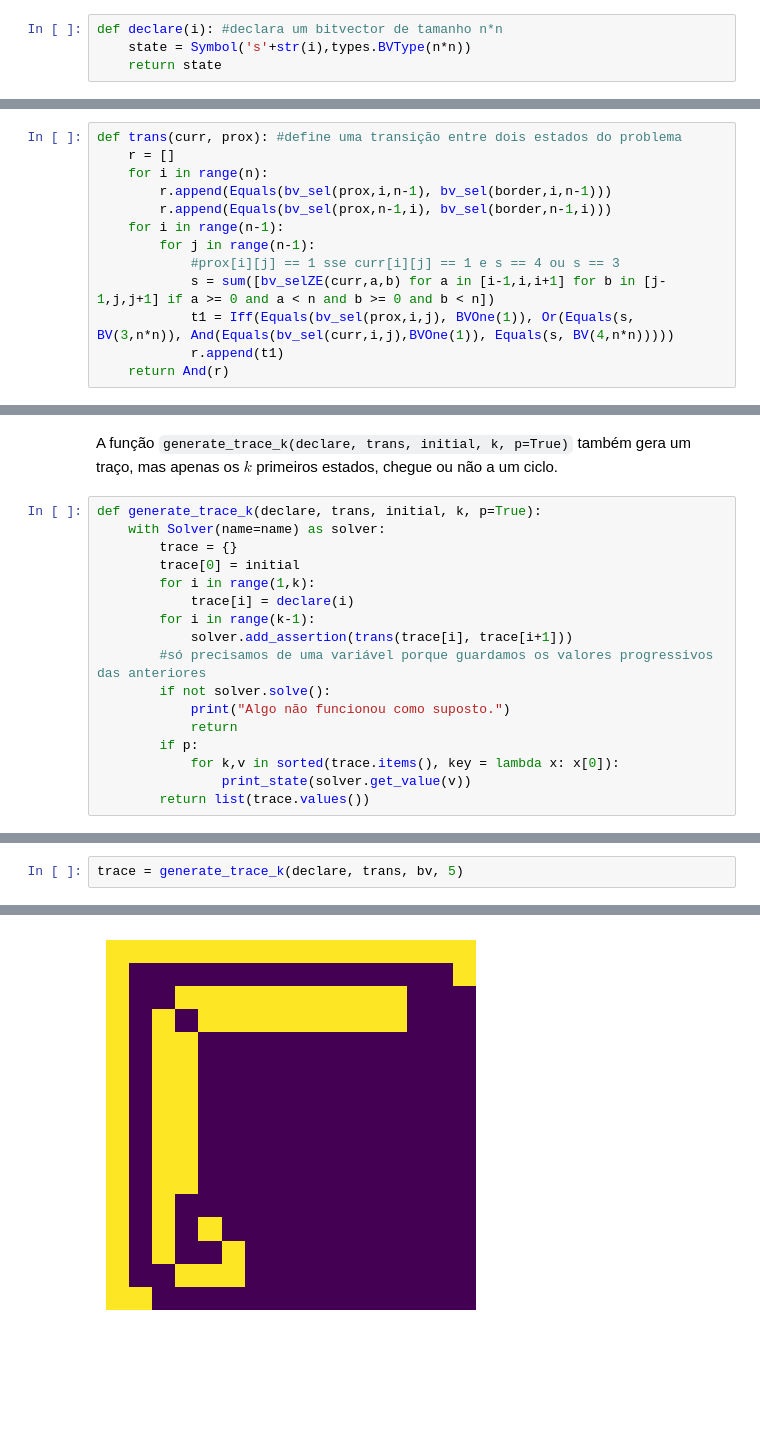
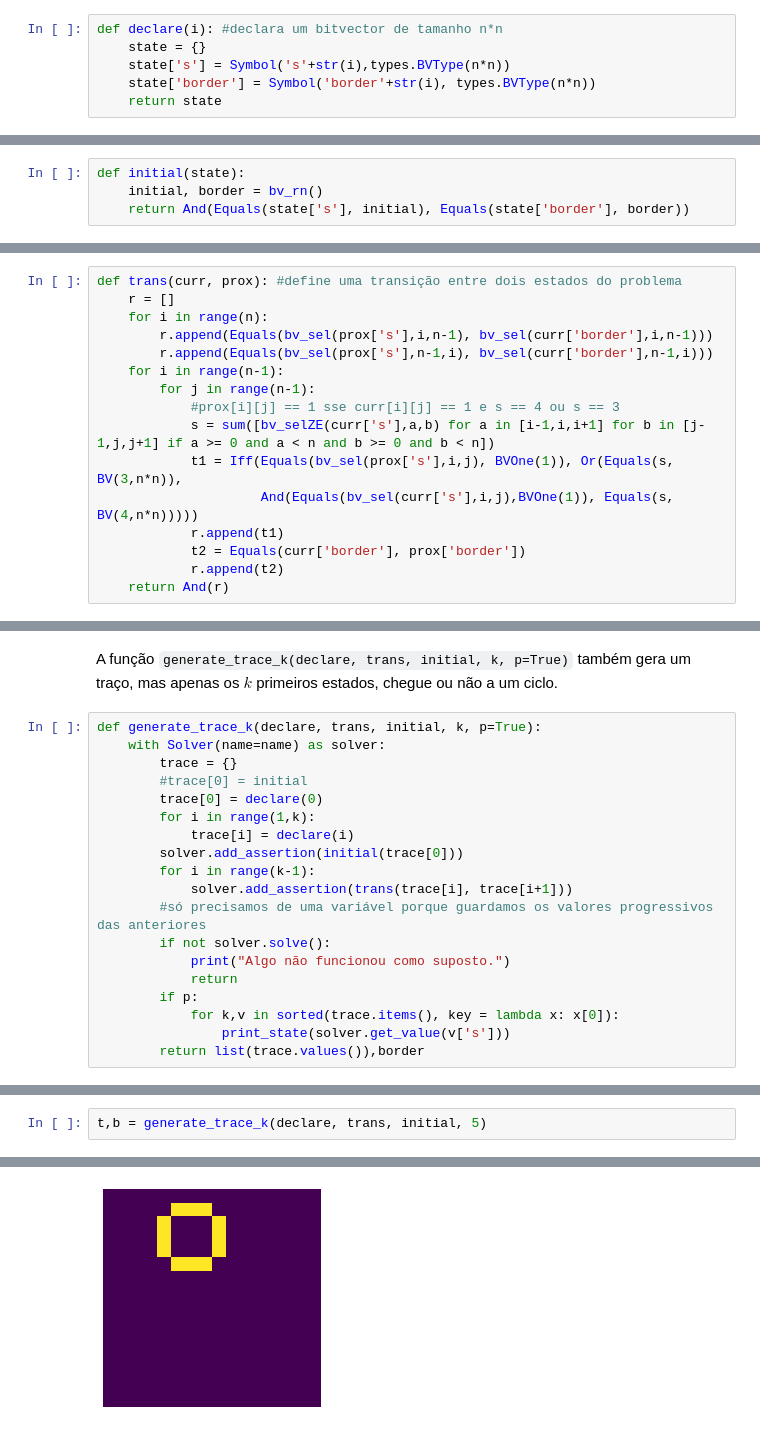
Before and after one commit to Lucenix/lc, a Jupyter notebook: TP2/tp2.2.ipynb, the cells around one changed output, grey strips where cells are left out. Drawn from its saved outputs; the diff is of its cells as text; blank space fills up the shorter version.

```diff
--- a/TP2/tp2.2.ipynb
+++ b/TP2/tp2.2.ipynb
@@ -126,4 +126,6 @@ Para `declare(i)`, basta gerar uma variável do tipo BitVector.
 # %%
 def declare(i): #declara um bitvector de tamanho n*n
-    state = Symbol('s'+str(i),types.BVType(n*n))
+    state = {}
+    state['s'] = Symbol('s'+str(i),types.BVType(n*n))
+    state['border'] = Symbol('border'+str(i), types.BVType(n*n))
     return state
@@ -130,3 +134,7 @@ def declare(i): #declara um bitvector de tamanho n*n
+# %%
+def initial(state):
+    initial, border = bv_rn()
+    return And(Equals(state['s'], initial), Equals(state['border'], border))
 # %% [markdown]
 Para `trans(curr,prox)`, são necessárias duas considerações:
  1. A manutenção das células da borda, de acordo com $border$;
@@ -145,14 +153,17 @@ Nos restantes casos, $x´_{i,j} == 0$, o que representa todos os casos possívei
 def trans(curr, prox): #define uma transição entre dois estados do problema
     r = []
     for i in range(n):
-        r.append(Equals(bv_sel(prox,i,n-1), bv_sel(border,i,n-1)))
-        r.append(Equals(bv_sel(prox,n-1,i), bv_sel(border,n-1,i)))
+        r.append(Equals(bv_sel(prox['s'],i,n-1), bv_sel(curr['border'],i,n-1)))
+        r.append(Equals(bv_sel(prox['s'],n-1,i), bv_sel(curr['border'],n-1,i)))
     for i in range(n-1):
         for j in range(n-1):
             #prox[i][j] == 1 sse curr[i][j] == 1 e s == 4 ou s == 3
-            s = sum([bv_selZE(curr,a,b) for a in [i-1,i,i+1] for b in [j-1,j,j+1] if a >= 0 and a < n and b >= 0 and b < n])
-            t1 = Iff(Equals(bv_sel(prox,i,j), BVOne(1)), Or(Equals(s, BV(3,n*n)), And(Equals(bv_sel(curr,i,j),BVOne(1)), Equals(s, BV(4,n*n)))))
+            s = sum([bv_selZE(curr['s'],a,b) for a in [i-1,i,i+1] for b in [j-1,j,j+1] if a >= 0 and a < n and b >= 0 and b < n])
+            t1 = Iff(Equals(bv_sel(prox['s'],i,j), BVOne(1)), Or(Equals(s, BV(3,n*n)),
+                     And(Equals(bv_sel(curr['s'],i,j),BVOne(1)), Equals(s, BV(4,n*n)))))
             r.append(t1)
+            t2 = Equals(curr['border'], prox['border'])
+            r.append(t2)
     return And(r)
 # %% [markdown]
 Com essas funções, e com um estado inicial, é possível gerar um traço de execução, isto é, uma sequência de estados em que dois estados consequentes validam o predicado de transição entre si. Como o conjunto de estados possível é finito, os traços serão sempre limitados. A deteção de tal implica a não repetição de estados, pois tal indicaria um ciclo, já que a transição de um estado para o seguinte é única.
@@ -188,9 +205,11 @@ A função `generate_trace_k(declare, trans, initial, k, p=True)` também gera u
 def generate_trace_k(declare, trans, initial, k, p=True):
     with Solver(name=name) as solver:
         trace = {}
-        trace[0] = initial
+        #trace[0] = initial
+        trace[0] = declare(0)
         for i in range(1,k):
             trace[i] = declare(i)
+        solver.add_assertion(initial(trace[0]))
         for i in range(k-1):
             solver.add_assertion(trans(trace[i], trace[i+1]))
         #só precisamos de uma variável porque guardamos os valores progressivos das anteriores
@@ -199,6 +218,6 @@ def generate_trace_k(declare, trans, initial, k, p=True):
             return
         if p:
             for k,v in sorted(trace.items(), key = lambda x: x[0]):
-                print_state(solver.get_value(v))
-        return list(trace.values())
+                print_state(solver.get_value(v['s']))
+        return list(trace.values()),border
 # %%
@@ -221,3 +239,3 @@ trace = generate_trace(declare, trans, bv)
 # %%
-trace = generate_trace_k(declare, trans, bv, 5)
+t,b = generate_trace_k(declare, trans, initial, 5)
 # %% [output]
@@ -227 +245 @@ trace = generate_trace_k(declare, trans, bv, 5)
-[figure, old version]
+[figure, new version]
```
Also changed, not shown: parts of 20 cells of this notebook, 1 other file.
